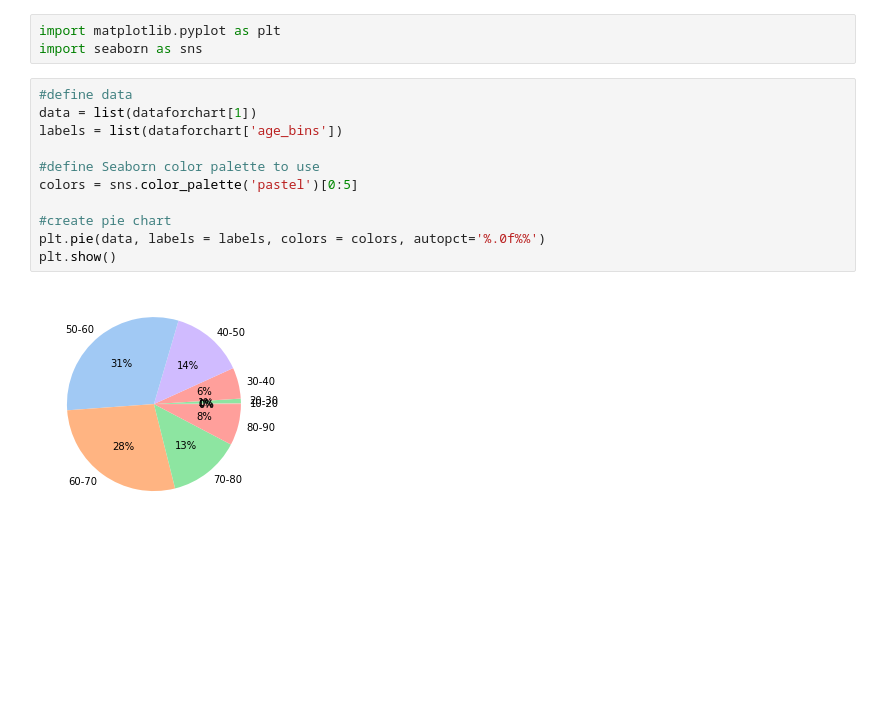
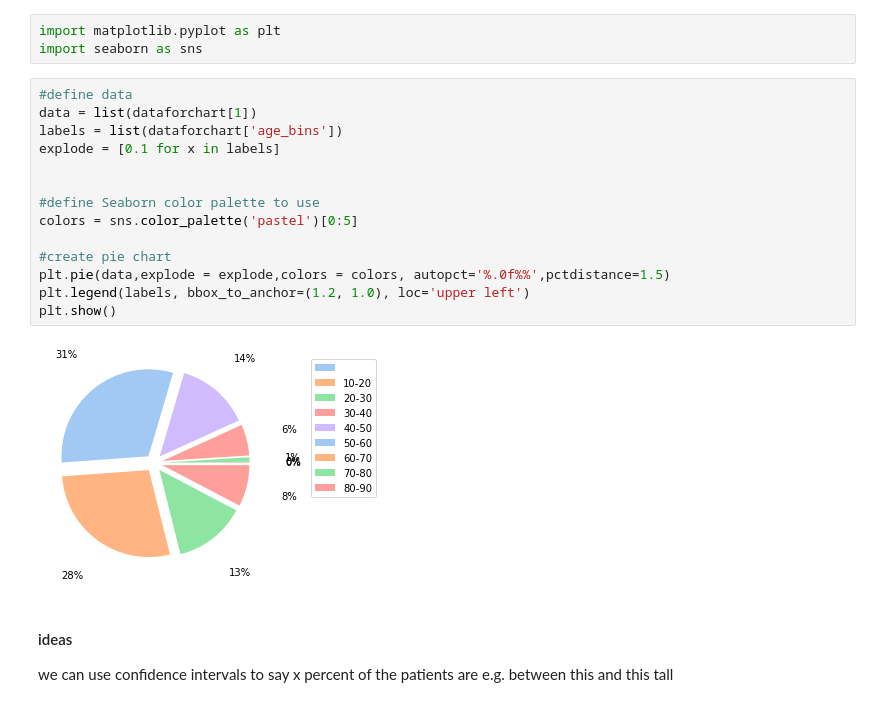
Before and after one commit to Edgart371/Project-5-Streamlit-Dashboard, a Jupyter notebook: cleaning_code.ipynb, the cells around one changed output. Cells and saved outputs as stored; diff of their text form; blank space fills up the shorter version.

```diff
--- a/cleaning_code.ipynb
+++ b/cleaning_code.ipynb
@@ -281,13 +341,20 @@ import seaborn as sns
 # %%
 #define data
 data = list(dataforchart[1])
 labels = list(dataforchart['age_bins'])
+explode = [0.1 for x in labels]
+
 
 #define Seaborn color palette to use
 colors = sns.color_palette('pastel')[0:5]
 
 #create pie chart
-plt.pie(data, labels = labels, colors = colors, autopct='%.0f%%')
+plt.pie(data,explode = explode,colors = colors, autopct='%.0f%%',pctdistance=1.5)
+plt.legend(labels, bbox_to_anchor=(1.2, 1.0), loc='upper left')
 plt.show()
 # %% [output]
-[figure, old version]
+[figure, new version]
+# %% [markdown]
+#### ideas
+
+we can use confidence intervals to say x percent of the patients are e.g. between this and this tall
```
Also changed, not shown: parts of 28 cells of this notebook, 1 other file.
